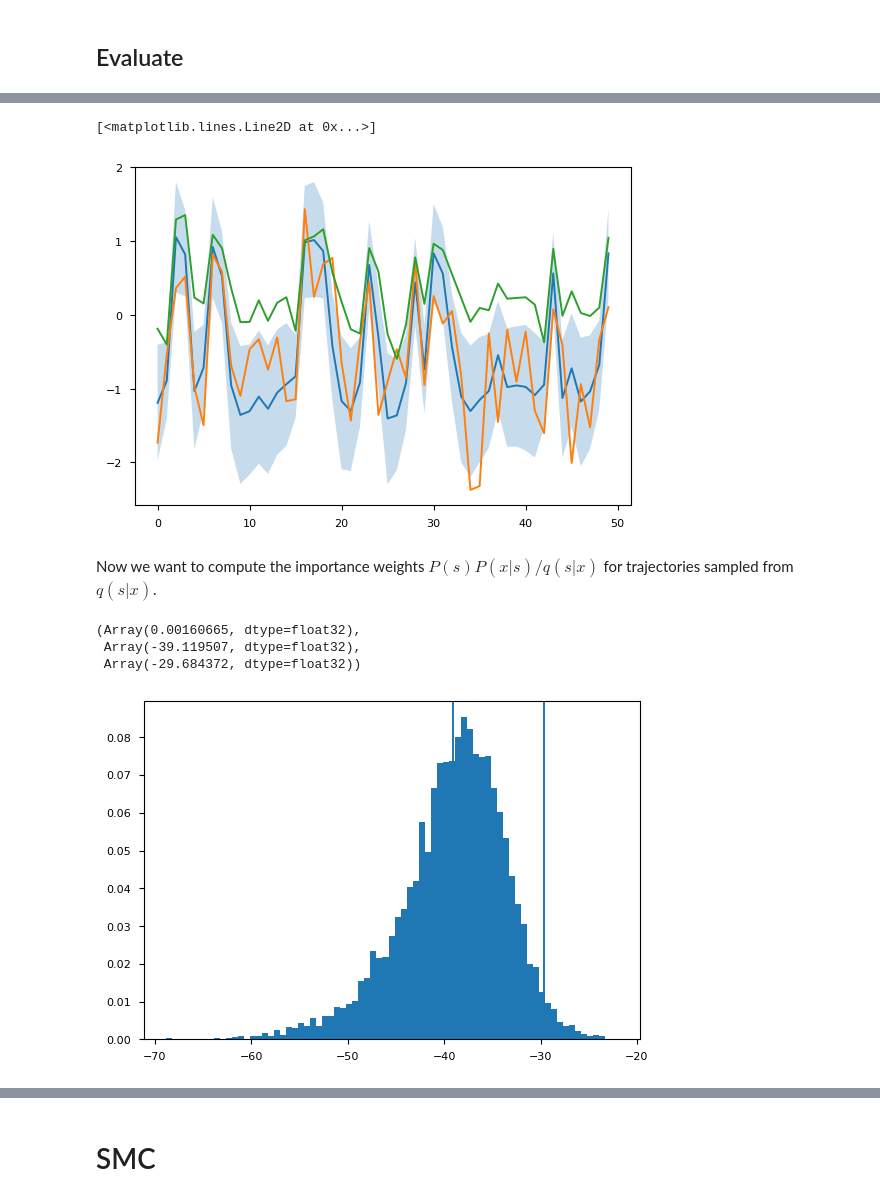
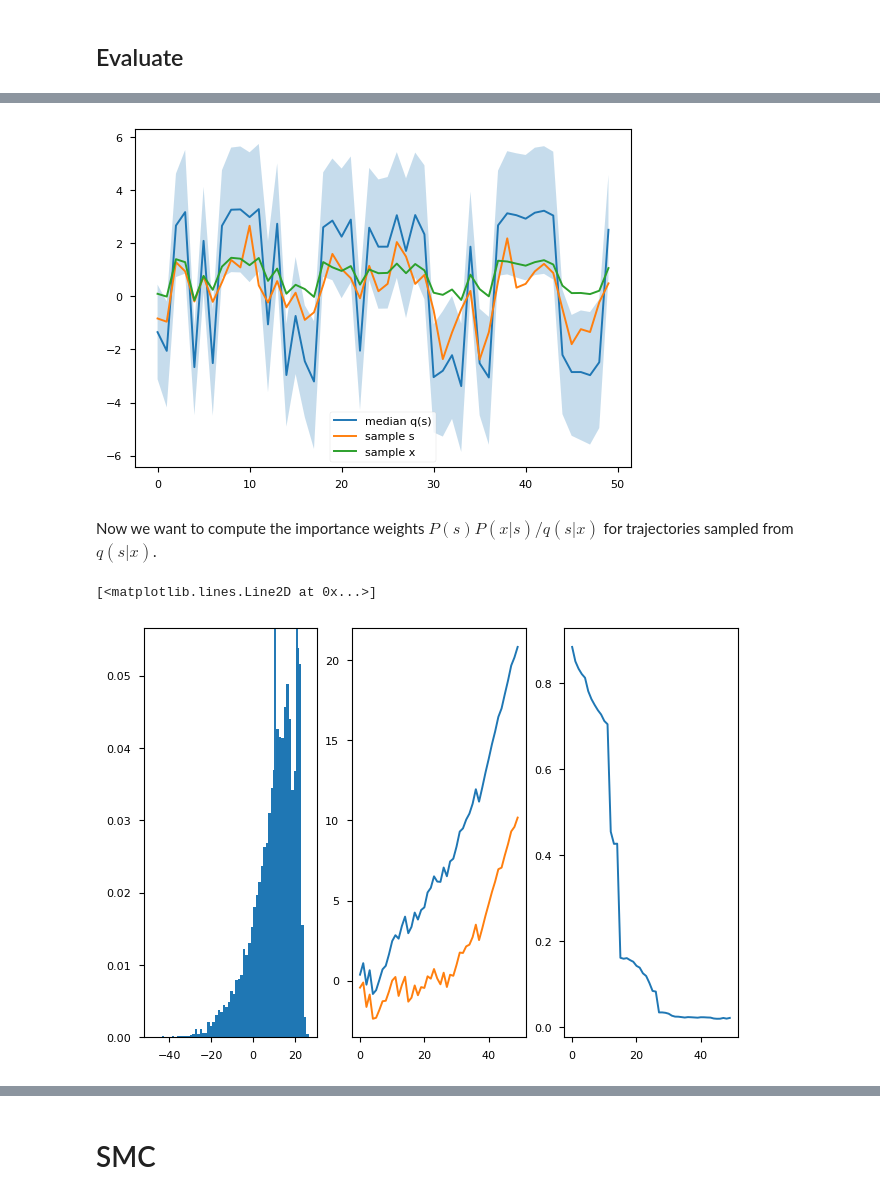
Before and after one commit to manuel-rhdt/ml-pws, a Jupyter notebook: notebooks/03_nonlinear.ipynb, the cells around one changed output, grey strips where cells are left out. Saved outputs shown, nothing was run; the diff lists cells and outputs as text; code cells hidden in the pictures.

```diff
--- a/notebooks/03_nonlinear.ipynb
+++ b/notebooks/03_nonlinear.ipynb
@@ -211,32 +173,39 @@ $$
 \ln\frac{P(s, x_{0:n})}{P(s)P(x_{0:n})} = -U_n(s) - \ln P(s) - \ln\int ds\ e^{-U_n(s)}
 $$
 # %%
-_, x = logistic_model(s, jnp.zeros_like(s), generate=True, rngs=nnx.Rngs(generate=x_key))
+_, x = logistic_model(epsilon, jnp.zeros_like(epsilon), generate=True, rngs=nnx.Rngs(generate=x_key))
 x.shape
 # %% [output]
 (1000, 50)
 # %%
-test_s = s[1]
+test_s = epsilon[1]
 time = np.arange(1,51)
+plt.style.use('seaborn-v0_8-paper')
 with plt.rc_context({'font.size': 8}):
-    fig, axs = plt.subplots(2, 2, constrained_layout=True, figsize=(243 / 72, 150 / 72))
+    fig, axs = plt.subplots(2, 2, constrained_layout=True, figsize=(158 / 72, 160 / 72))
     axs[0,0].plot(time, test_s, color='#008F00')
-    axs[0,0].set_title('input', fontsize=8)
+    axs[0,0].text(0.05, 0.95, '$s(t)$', fontsize=8, transform=axs[0,0].transAxes, verticalalignment='top', color='#008F00')
+    axs[0,0].set_yticks([-2, 0, 2])
     for i in [0,1]:
         axs[0,i].set_xticklabels([])
         axs[i,1].set_yticklabels([])
+        axs[1,i].set_xlabel('$t$')
     for ax in axs.reshape(-1):
         ax.grid(visible=True)
         ax.set_xlim(1,50)
+        ax.tick_params(axis='both', which='major', pad=3)
     for gain, coord in zip([0.1, 1.0, 10.0], [(0, 1), (1, 0), (1, 1)]):
-        model = LogisticModel(gain=gain, decay=0.2, noise=0.2)
-        _, test_x = model(jnp.tile(test_s, (10_000, 1)), jnp.empty((10_000, test_s.shape[0])), generate=True, rngs=nnx.Rngs(generate=x_key))
+        axs[coord].text(0.05, 0.95, f'$x(t)$', transform=axs[coord].transAxes, fontsize=8, verticalalignment='top', horizontalalignment='left', color='#0096FF')
+        axs[coord].text(0.98, 0.95, f'$g = {gain}$', transform=axs[coord].transAxes, fontsize=8, verticalalignment='top', horizontalalignment='right')
+        var_model = LogisticModel(gain=gain, decay=0.2, noise=0.2)
+        _, test_x = var_model(jnp.tile(test_s, (10_000, 1)), jnp.empty((10_000, test_s.shape[0])), generate=True, rngs=nnx.Rngs(generate=x_key))
         q10 = jnp.percentile(test_x, 10, axis=0)
         q90 = jnp.percentile(test_x, 90, axis=0)
         axs[coord].plot(time, jnp.mean(test_x, axis=0), color='#0096FF')
         axs[coord].fill_between(time, q10, q90, alpha=0.25, color='#0096FF')
-        axs[coord].set_title(f"output (gain = {gain})", fontsize=8)
-        axs[coord].set_ylim(-0.3, 1.7)
+        # axs[coord].set_title(f"output (g = {gain})", fontsize=8)
+        axs[coord].set_ylim(-0.3, 1.9)
 
 fig.savefig('../reports/figures/input_output.pdf')
+fig
 # %% [output]
@@ -430,6 +232,7 @@ class IAF(nnx.Module):
 # %% [markdown]
 ## Training loop
 # %%
-model_dim = 256
-variational_model = VariationalRnn(model_dim, rngs=nnx.Rngs(0))
+model_dim = 16
+variational_model = VariationalRnn(model_dim, 2, 1, nnx.Rngs(0))
 # variational_model = IAF(9, model_dim, 8, rngs=nnx.Rngs(0))
+variational_model
@@ -485,9 +317,9 @@ KeyboardInterrupt:
 # %% [markdown]
 ## Evaluate
 # %%
-def generate(model, x, N=1):
-    s = jnp.empty((N,) + x.shape)
-    return model(s, x)
+def generate(var_model, x, N=1):
+    _, s = s_model(jnp.empty((N,) + x.shape), generate=True, rngs=nnx.Rngs(1234))
+    return var_model(s, jnp.repeat(jnp.expand_dims(x, 0), N, axis=0))
 # %%
 i = 0
 
@@ -496,7 +328,8 @@ median = jnp.median(preds, axis=0)
 q5 = jnp.percentile(preds, 5, axis=0)
 q95 = jnp.percentile(preds, 95, axis=0)
 plt.fill_between(range(preds.shape[1]), q5, q95, alpha=0.25)
-plt.plot(median)
-plt.plot(s[i])
-plt.plot(x[i])
+plt.plot(median, label="median q(s)")
+plt.plot(epsilon[i], label="sample s")
+plt.plot(x[i], label="sample x")
+plt.legend()
 # %% [output]
@@ -504,23 +337,25 @@ plt.plot(x[i])
-[<matplotlib.lines.Line2D at 0x...>]
-[figure, old version]
+[figure, new version]
 # %% [markdown]
 Now we want to compute the importance weights $P(s)P(x|s)/q(s|x)$ for trajectories sampled from $q(s|x)$.
 # %%
 logq_s, preds = generate(variational_model, x[i], 10_000)
 logp_s = s_model(preds)
-log_cond = model(preds, x[i])
-log_weights = logp_s - logq_s + log_cond
-log_p_x_estimate = jax.nn.logsumexp(log_weights) - jnp.log(log_weights.shape[0])
-elbo = jnp.mean(log_weights)
-ess = 1 / jnp.sum(jax.nn.softmax(log_weights)**2)
-plt.hist(log_weights, bins='auto', density=True)
-plt.axvline(log_p_x_estimate)
-plt.axvline(elbo)
-ess / preds.shape[0], elbo, log_p_x_estimate
+log_cond = logistic_model(preds, x[i])
+log_weights = jnp.cumsum(- logq_s + log_cond, -1)
+log_p_x_estimate = jax.nn.logsumexp(log_weights, 0) - jnp.log(log_weights.shape[0])
+elbo = jnp.mean(log_weights, 0)
+ess = 1 / jnp.sum(jax.nn.softmax(log_weights, 0)**2, 0)
+fig, (ax1, ax2, ax3) = plt.subplots(1, 3, constrained_layout=True)
+ax1.hist(log_weights[:, -1], bins='auto', density=True)
+ax1.axvline(log_p_x_estimate[-1])
+ax1.axvline(elbo[-1])
+
+ax2.plot(log_p_x_estimate)
+ax2.plot(elbo)
+
+ax3.plot(ess / preds.shape[0])
 # %% [output]
-(Array(0.00160665, dtype=float32),
- Array(-39.119507, dtype=float32),
- Array(-29.684372, dtype=float32))
+[<matplotlib.lines.Line2D at 0x...>]
-[figure, old version]
+[figure, new version]
 # %%
 _, prior_samples = s_model(jnp.empty((10_000, 50)), generate=True)
```
Also changed, not shown: parts of 77 cells of this notebook, 44 other files.
